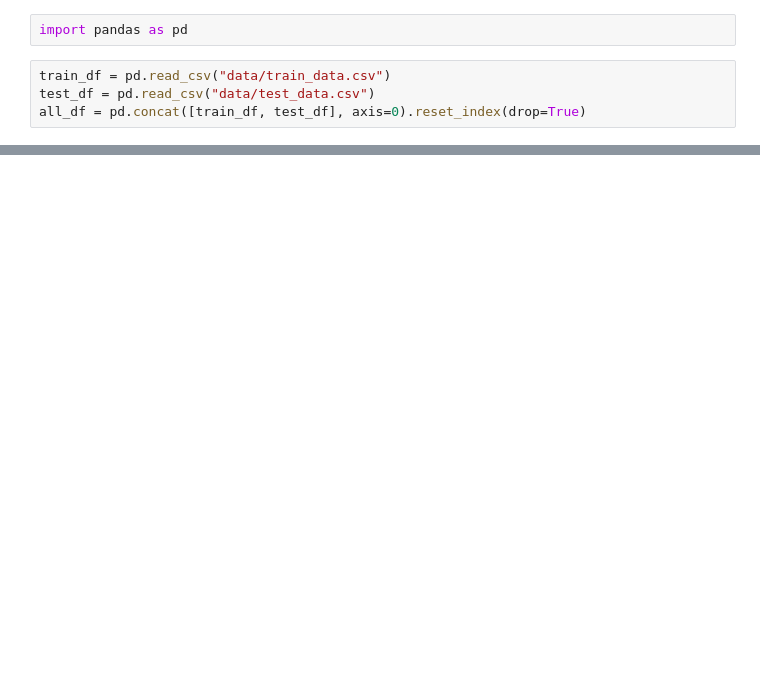
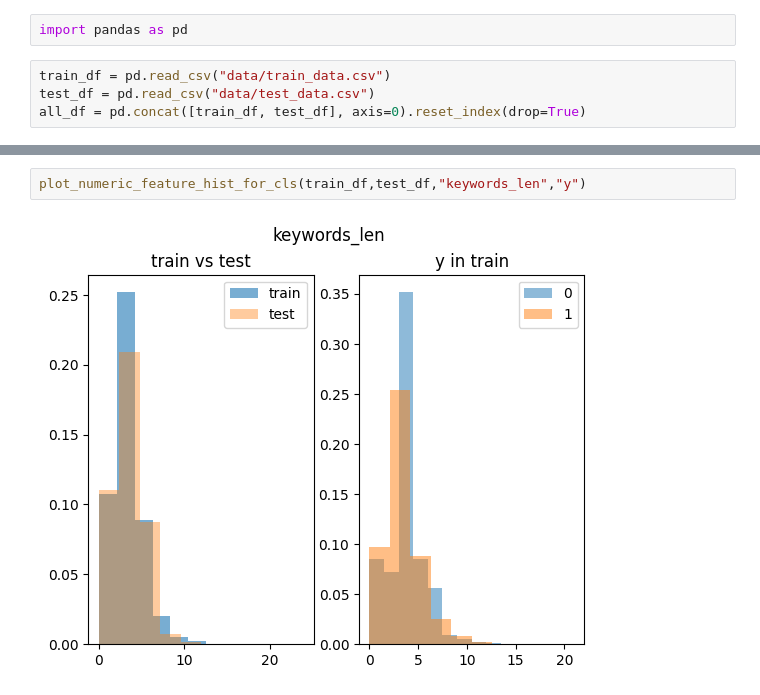
Before and after one commit to habroptilus/ds-monorepo, a Jupyter notebook: projects/prob_ac/keyword_year.ipynb, the cells around one changed output, grey strips where cells are left out. Saved outputs shown, nothing was run; the diff lists cells and outputs as text; blank space fills up the shorter version.

```diff
--- a/projects/prob_ac/keyword_year.ipynb
+++ b/projects/prob_ac/keyword_year.ipynb
@@ -40,0 +43,4 @@ train_df.groupby("y").mean()[["keywords_len", "diff_years_keywords_avg_and_actua
+# %%
+plot_numeric_feature_hist_for_cls(train_df,test_df,"keywords_len","y")
+# %% [output]
+[figure, added]
```
Also changed, not shown: parts of 7 cells of this notebook, 4 other files.
